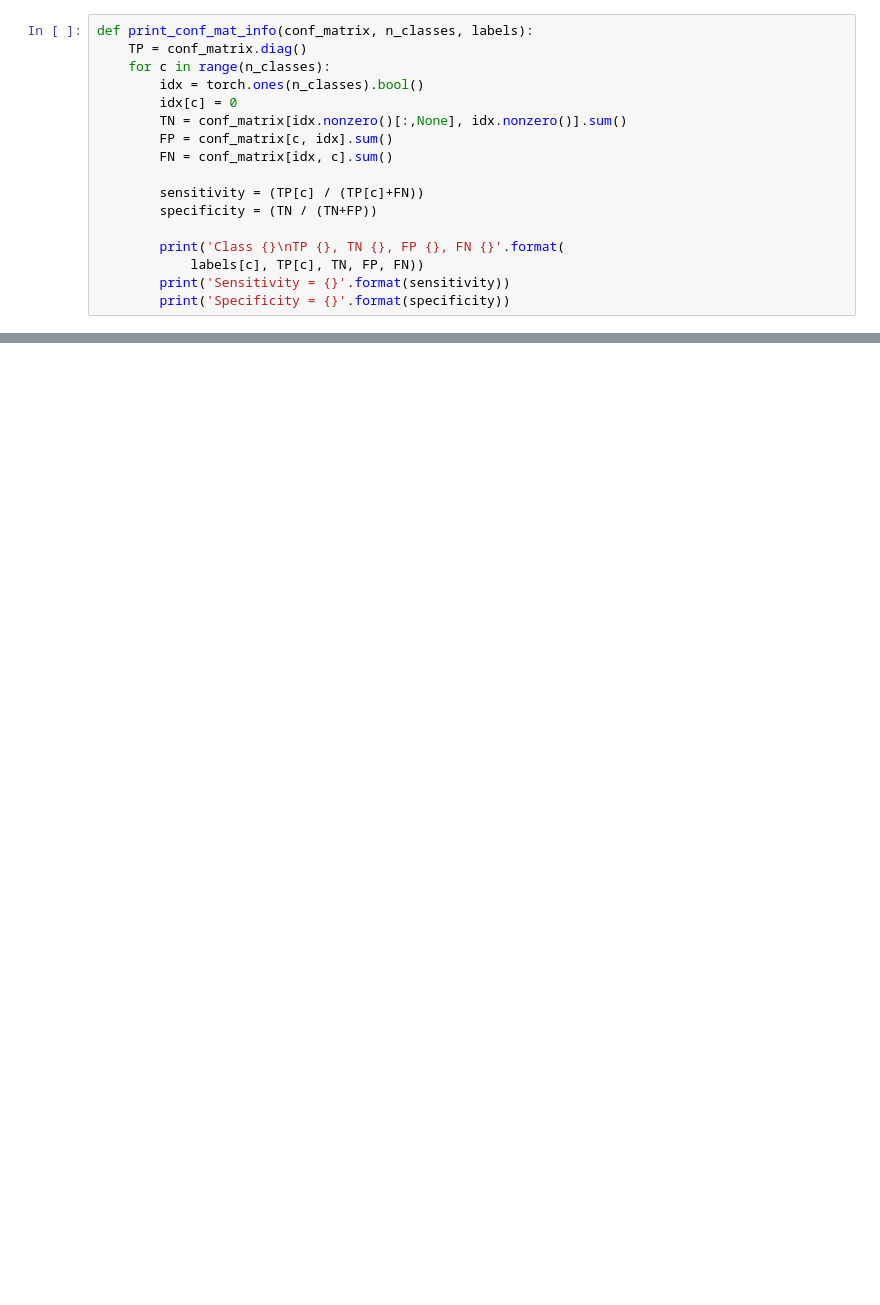
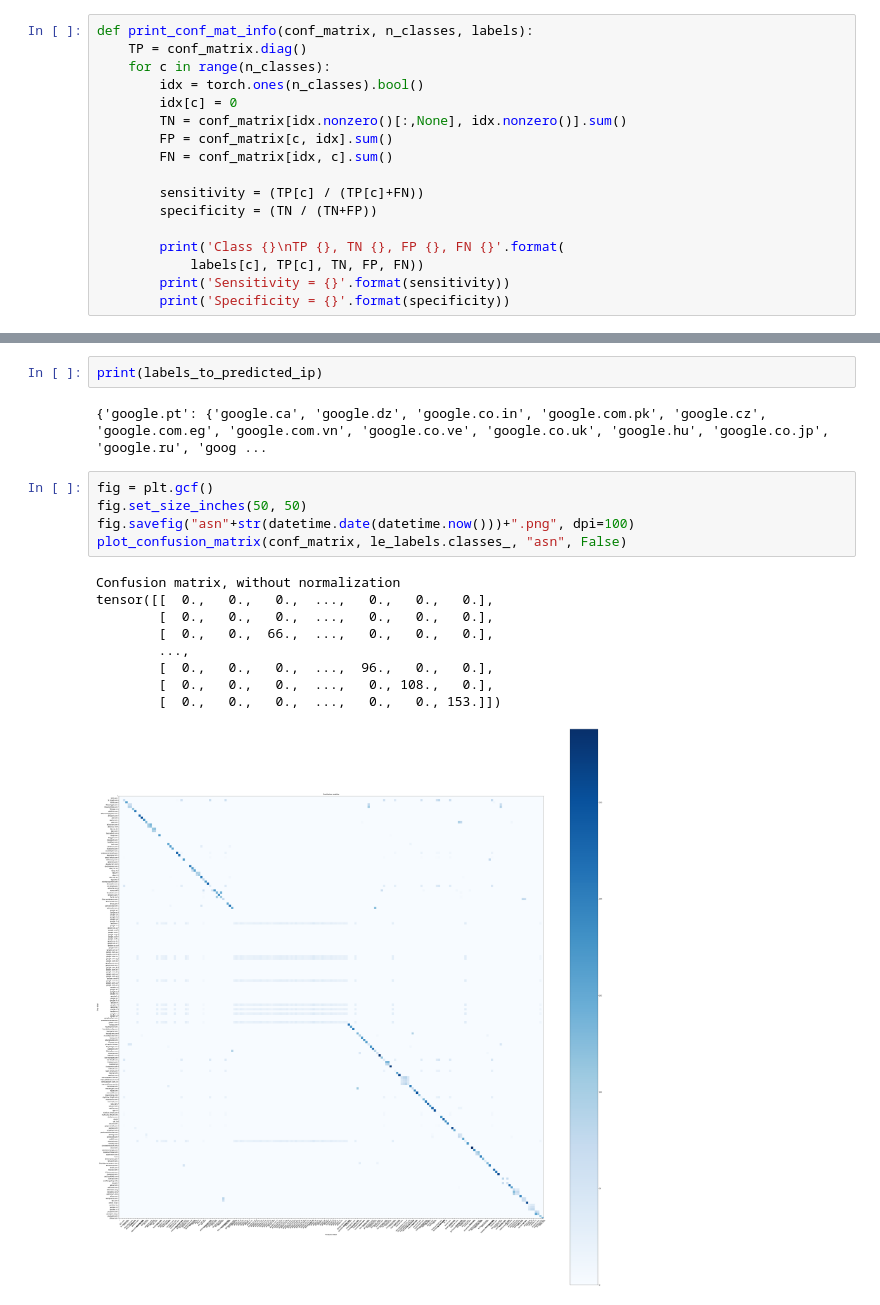
Before and after one commit to SimranPPatil/EncryptedDNSPrivacy, a Jupyter notebook: src/vanilla_pytorch.ipynb, the cells around one changed output, grey strips where cells are left out. Cells and saved outputs as stored; diff of their text form; blank space fills up the shorter version.

```diff
--- a/src/vanilla_pytorch.ipynb
+++ b/src/vanilla_pytorch.ipynb
@@ -451,0 +465,19 @@ tensor([  0.,   0.,   0., 128.,   0.,   0., 135., 122.,  42., 116., 193.,   0.,
+# %%
+print(labels_to_predicted_ip)
+# %% [output]
+{'google.pt': {'google.ca', 'google.dz', 'google.co.in', 'google.com.pk', 'google.cz', 'google.com.eg', 'google.com.vn', 'google.co.ve', 'google.co.uk', 'google.hu', 'google.co.jp', 'google.ru', 'goog ...
+# %%
+fig = plt.gcf()
+fig.set_size_inches(50, 50)
+fig.savefig("asn"+str(datetime.date(datetime.now()))+".png", dpi=100)
+plot_confusion_matrix(conf_matrix, le_labels.classes_, "asn", False)
+# %% [output]
+Confusion matrix, without normalization
+tensor([[  0.,   0.,   0.,  ...,   0.,   0.,   0.],
+        [  0.,   0.,   0.,  ...,   0.,   0.,   0.],
+        [  0.,   0.,  66.,  ...,   0.,   0.,   0.],
+        ...,
+        [  0.,   0.,   0.,  ...,  96.,   0.,   0.],
+        [  0.,   0.,   0.,  ...,   0., 108.,   0.],
+        [  0.,   0.,   0.,  ...,   0.,   0., 153.]])
+[figure, added]
```
Also changed, not shown: parts of 16 cells of this notebook, 1 other file.
